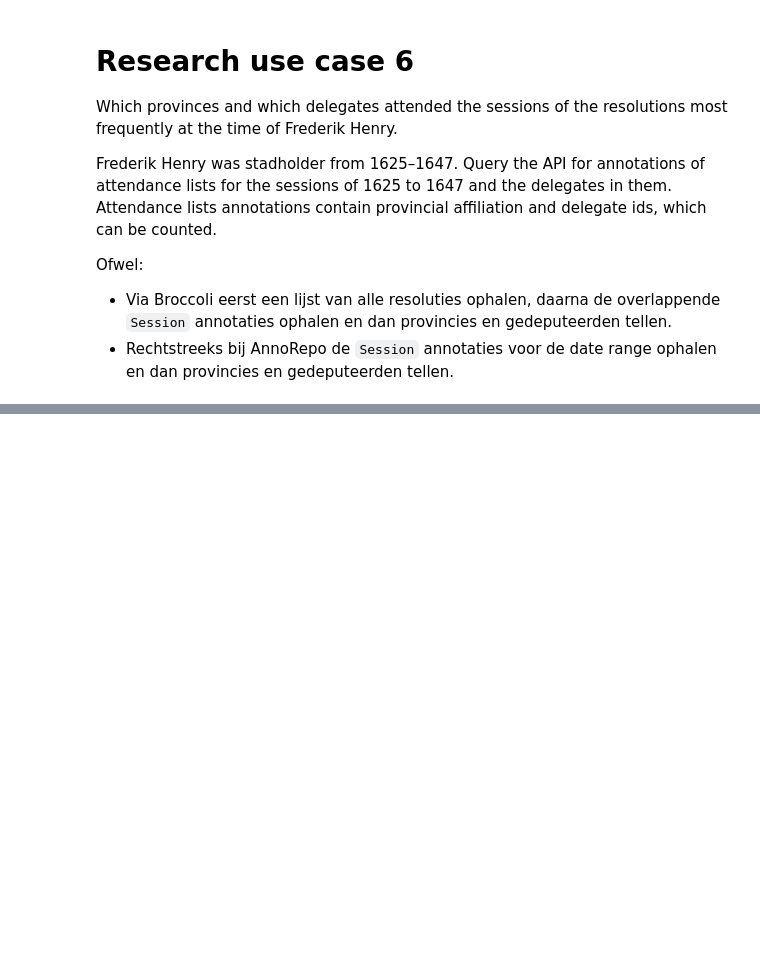
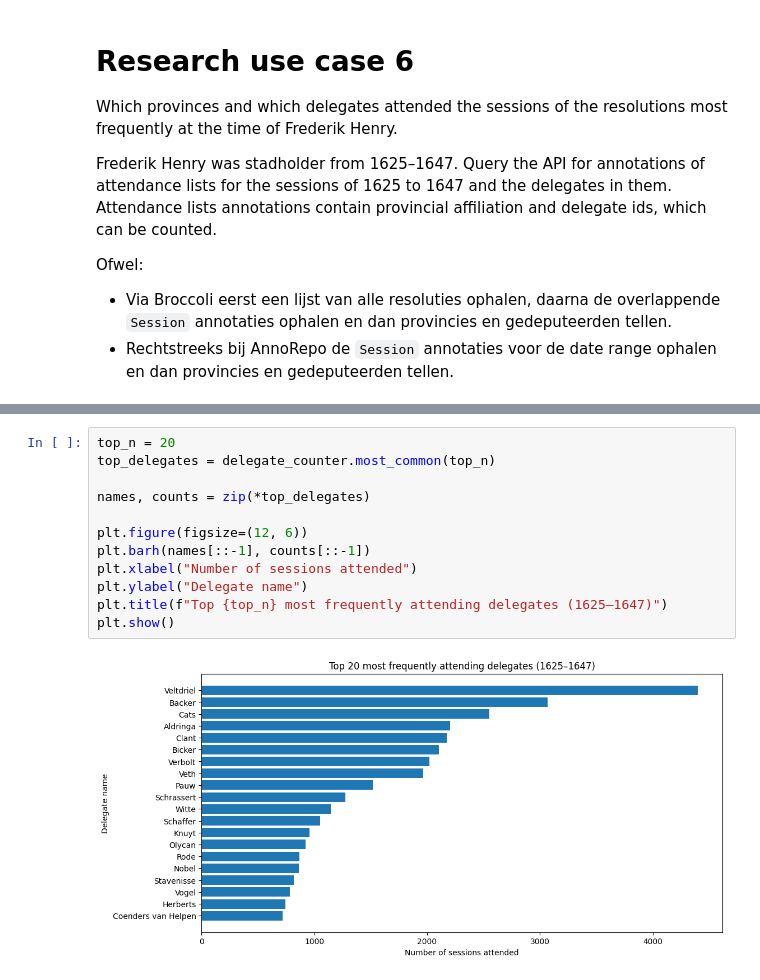
Before and after one commit to knaw-huc/broccoli-notebooks, a Jupyter notebook: svd-broccoli.ipynb, the cells around one changed output, grey strips where cells are left out. Drawn from its saved outputs; the diff is of its cells as text; blank space fills up the shorter version.

```diff
--- a/svd-broccoli.ipynb
+++ b/svd-broccoli.ipynb
@@ -291,0 +358,14 @@ print(result.json())
+# %%
+top_n = 20
+top_delegates = delegate_counter.most_common(top_n)
+
+names, counts = zip(*top_delegates)
+
+plt.figure(figsize=(12, 6))
+plt.barh(names[::-1], counts[::-1])
+plt.xlabel("Number of sessions attended")
+plt.ylabel("Delegate name")
+plt.title(f"Top {top_n} most frequently attending delegates (1625–1647)")
+plt.show()
+# %% [output]
+[figure, added]
```
Also changed, not shown: parts of 15 cells of this notebook.
